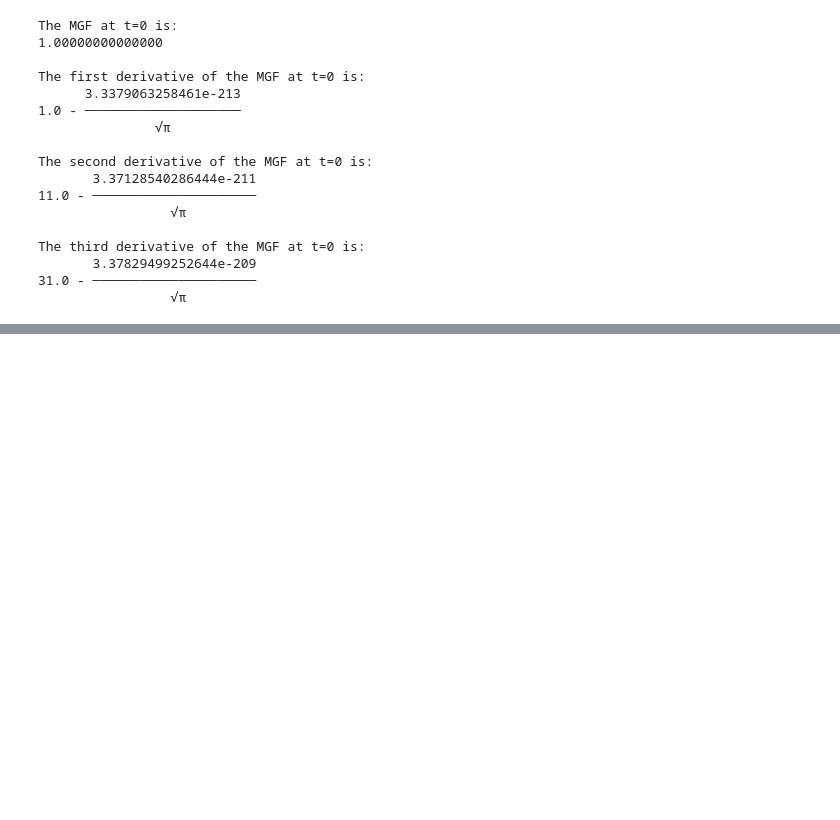
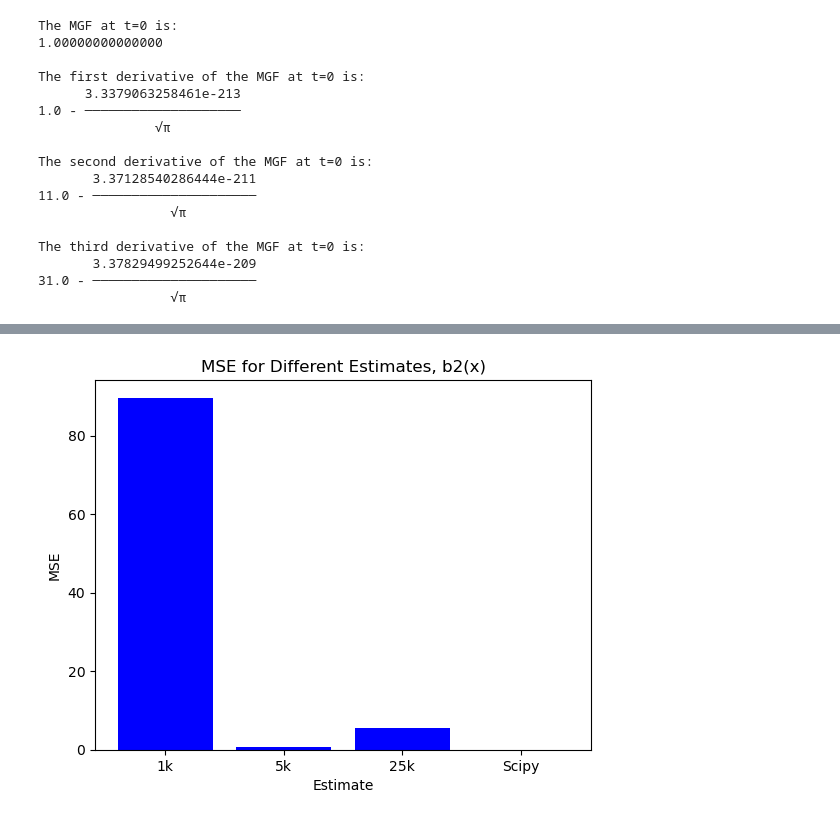
Before and after one commit to hubarruby/BayesSDEs, a Jupyter notebook: fredholm/testing_numerical_integration.ipynb, the cells around one changed output, grey strips where cells are left out. Cells and saved outputs as stored; diff of their text form; code cells hidden in the pictures; blank space fills up the shorter version.

```diff
--- a/fredholm/testing_numerical_integration.ipynb
+++ b/fredholm/testing_numerical_integration.ipynb
@@ -240,0 +275,17 @@ plt.show()
+# %%
+
+mse2_1k = mse(b_bar2_manual, b_bar2_est_1k)
+mse2_5k = mse(b_bar2_manual, b_bar2_est_5k)
+mse2_25k = mse(b_bar2_manual, b_bar2_est_25k)
+mse2_scipy = mse(b_bar2_manual, b_bar2_est_scipy[:,0])
+
+labels2 = ['1k', '5k', '25k', 'Scipy']
+mse2_values = [mse2_1k, mse2_5k, mse2_25k, mse2_scipy]
+
+plt.bar(labels2, mse2_values, color='blue')
+plt.xlabel('Estimate')
+plt.ylabel('MSE')
+plt.title('MSE for Different Estimates, b2(x)')
+plt.show()
+# %% [output]
+[figure, added]
```
Also changed, not shown: parts of 13 cells of this notebook, 1 other file.
